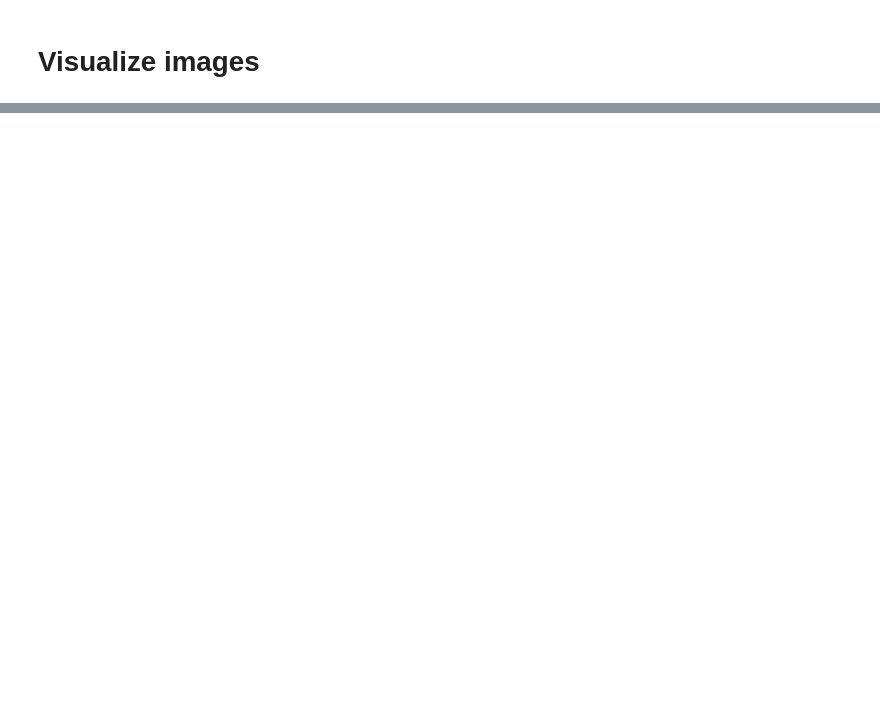
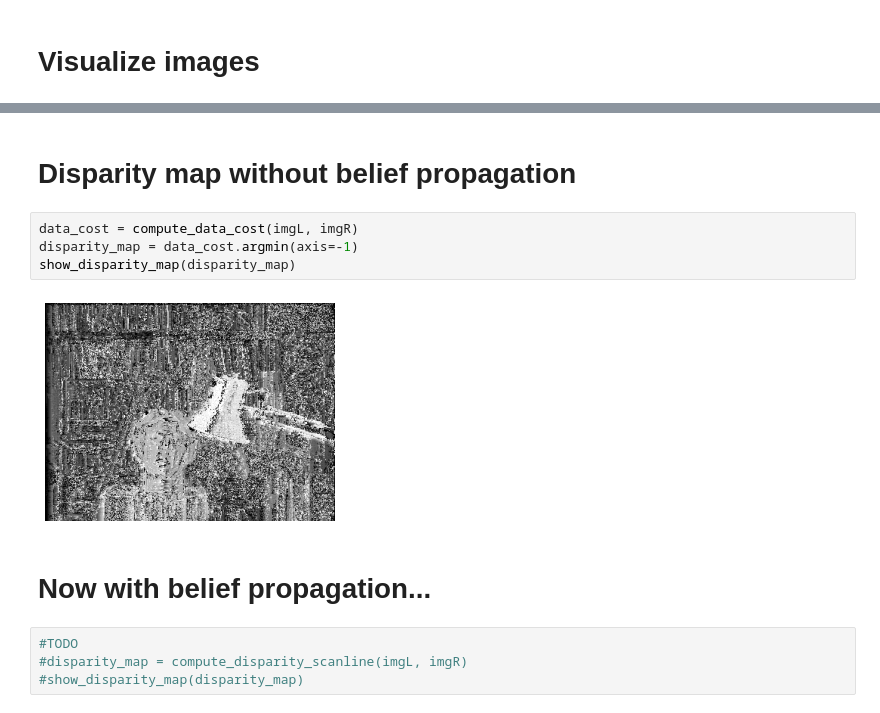
Before and after one commit to tintindas/spr-exercises, a Jupyter notebook: templates/ex10.ipynb, the cells around one changed output, grey strips where cells are left out. Drawn from its saved outputs; the diff is of its cells as text; blank space fills up the shorter version.

```diff
--- a/templates/ex10.ipynb
+++ b/templates/ex10.ipynb
@@ -68,0 +113,14 @@ def compute_disparity(imgL, imgR):
+# %% [markdown]
+# Disparity map without belief propagation
+# %%
+data_cost = compute_data_cost(imgL, imgR)
+disparity_map = data_cost.argmin(axis=-1)
+show_disparity_map(disparity_map)
+# %% [output]
+[figure, added]
+# %% [markdown]
+# Now with belief propagation...
+# %%
+#TODO
+#disparity_map = compute_disparity_scanline(imgL, imgR)
+#show_disparity_map(disparity_map)
```
Also changed, not shown: parts of 10 cells of this notebook.
